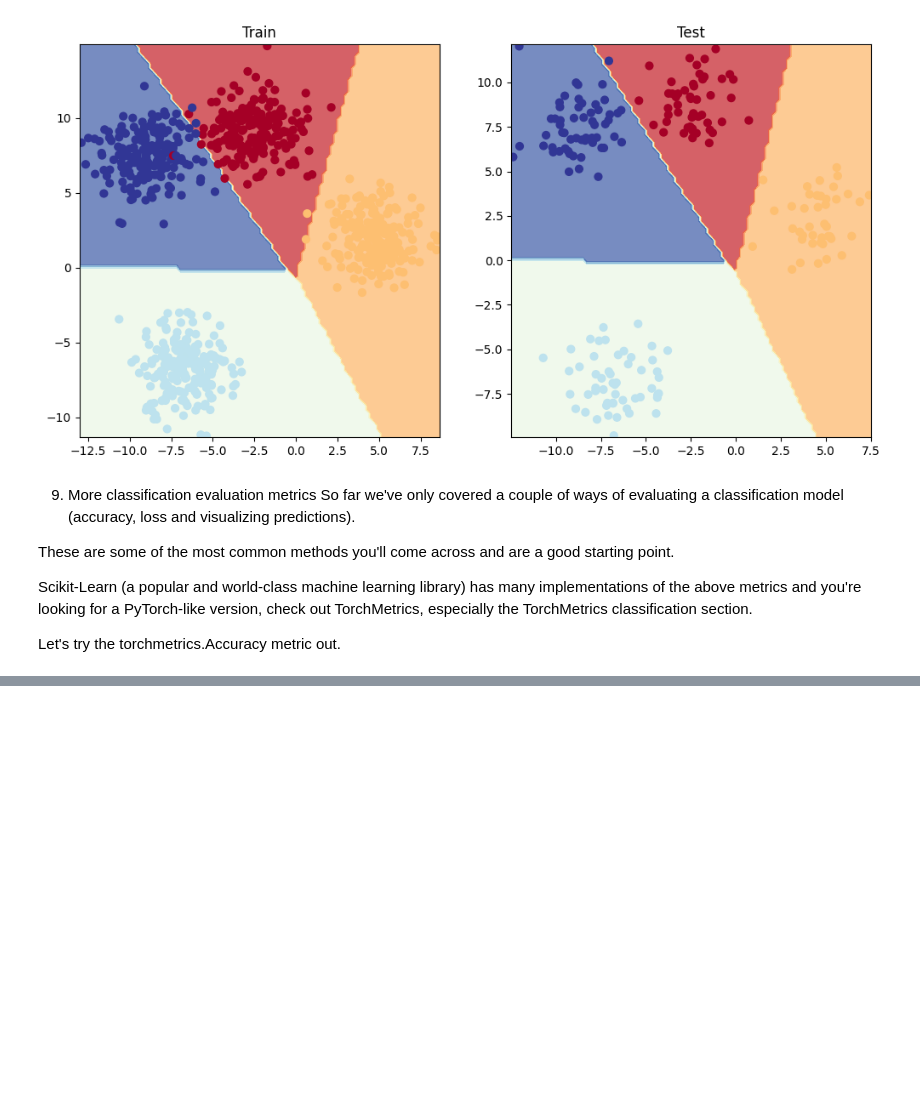
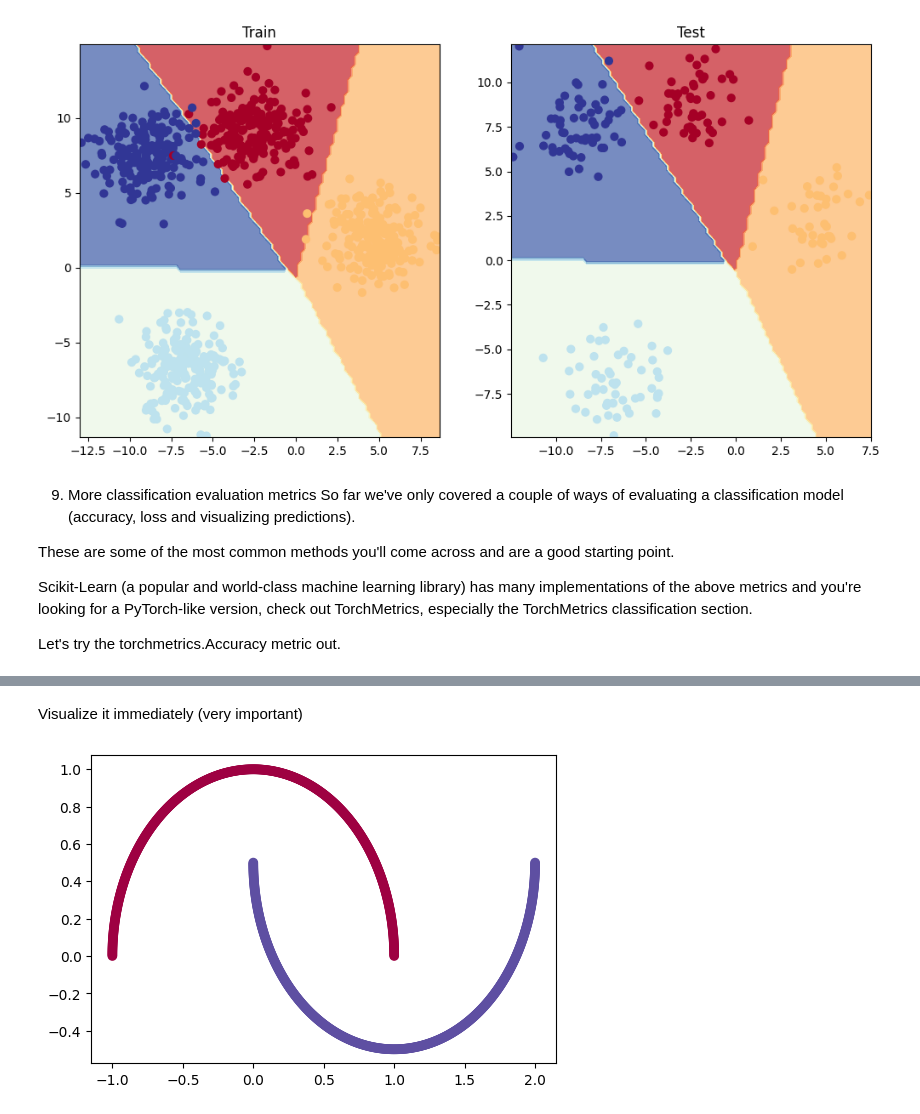
Before and after one commit to krishna8399/learn_pytorch, a Jupyter notebook: 02_PyTorch_Neural_Network_Classification.ipynb, the cells around one changed output, grey strips where cells are left out. Cells and saved outputs as stored; diff of their text form; code cells hidden in the pictures; blank space fills up the shorter version.

```diff
--- a/02_PyTorch_Neural_Network_Classification.ipynb
+++ b/02_PyTorch_Neural_Network_Classification.ipynb
@@ -1727,0 +1828,10 @@ ModuleNotFoundError: No module named 'torchmetrics'
+# %%
+X, y = make_moons(n_samples=1000, random_state=42)
+# %% [markdown]
+Visualize it immediately (very important)
+# %%
+plt.figure(figsize=(6, 4)) # set the figure size to 6 inches wide and 4 inches tall
+plt.scatter(X[:, 0], X[:, 1], c=y, cmap=plt.cm.Spectral) # create a scatter plot of the data points, where X[:, 0] and X[:, 1] are the x and y coordinates of the points, c=y sets the color of the points based on their class labels, and cmap=plt.cm.Spectral specifies the color map to use for coloring the points based on their class labels
+plt.show()
+# %% [output]
+[figure, added]
```
Also changed, not shown: parts of 39 cells of this notebook.
